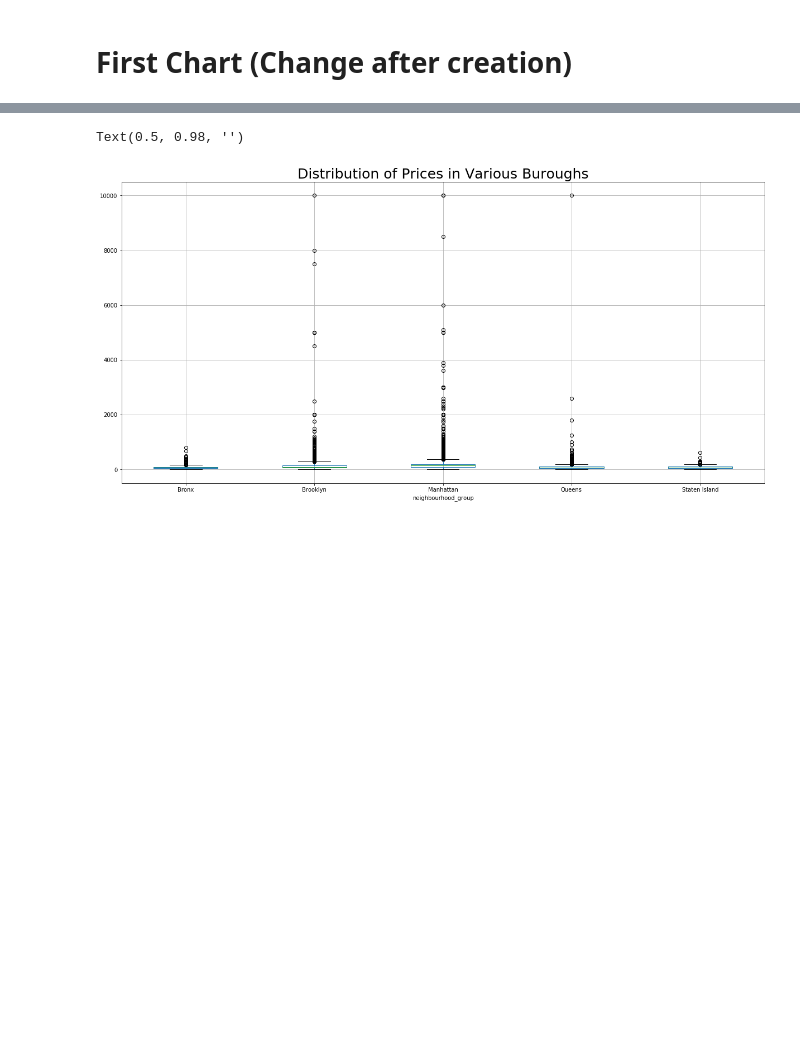
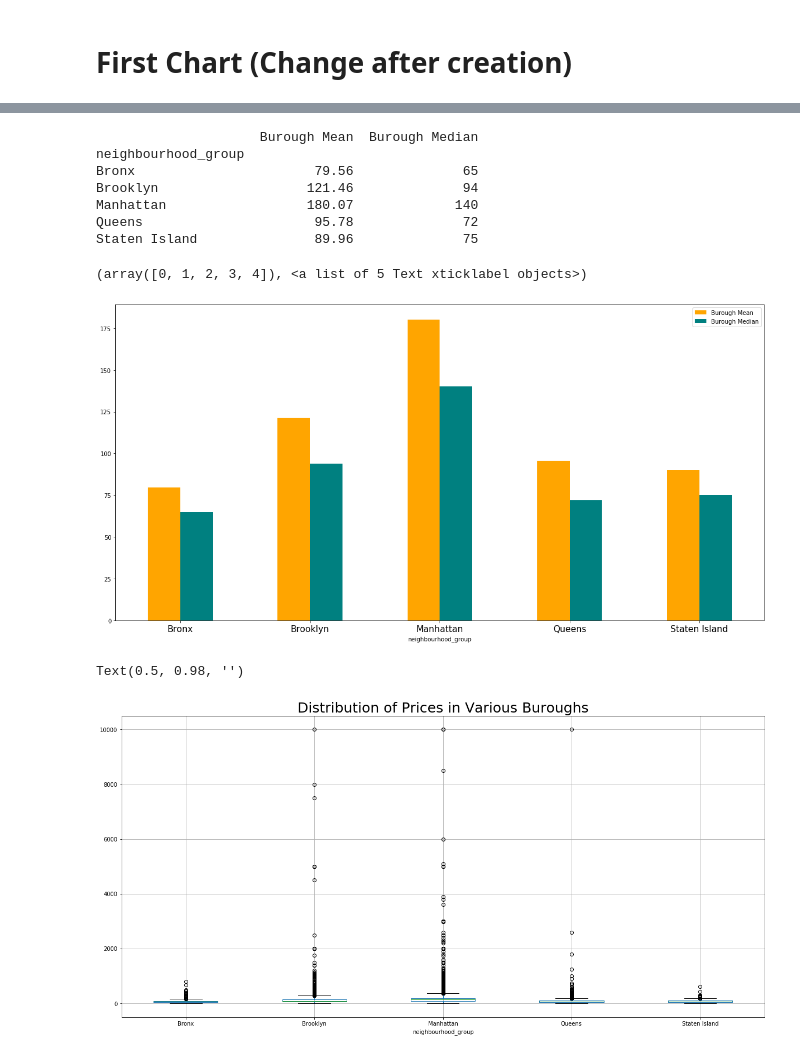
Before and after one commit to josephsy96/Project_1, a Jupyter notebook: Airbnb_Analysis.ipynb, the cells around one changed output, grey strips where cells are left out. Cells and saved outputs as stored; diff of their text form; code cells hidden in the pictures; blank space fills up the shorter version.

Commit message:
double bar plot

```diff
--- a/Airbnb_Analysis.ipynb
+++ b/Airbnb_Analysis.ipynb
@@ -58,4 +67,24 @@ plt.show()
 [figure]
+# %%
+#Double Bar
+b_mean = round(n_type['price'].mean(),2)
+b_med = n_type['price'].median()
+burough = pd.DataFrame({'Burough Mean':b_mean,'Burough Median':b_med})
+print(burough)
+
+burough.plot(kind="bar",color=['orange','teal'],figsize=(20,10),zorder=3)
+
+plt.xticks(rotation='horizontal',size=15)
+# %% [output]
+                     Burough Mean  Burough Median
+neighbourhood_group
+Bronx                       79.56              65
+Brooklyn                   121.46              94
+Manhattan                  180.07             140
+Queens                      95.78              72
+Staten Island               89.96              75
+(array([0, 1, 2, 3, 4]), <a list of 5 Text xticklabel objects>)
+[figure, added]
 # %%
 #Distribution of Buroughs
 bur_group = nyc_df[['neighbourhood_group','price']]
```
Also changed, not shown: parts of 5 cells of this notebook.
